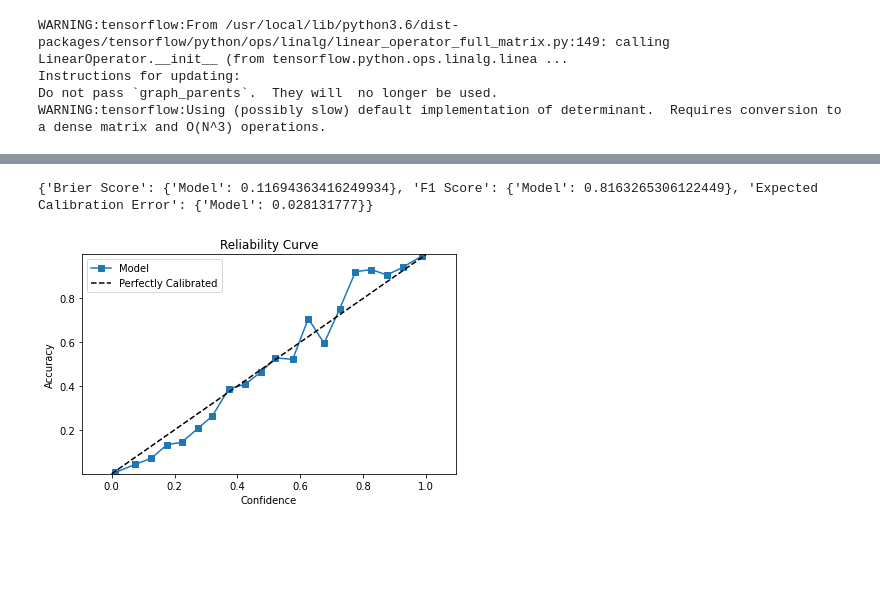
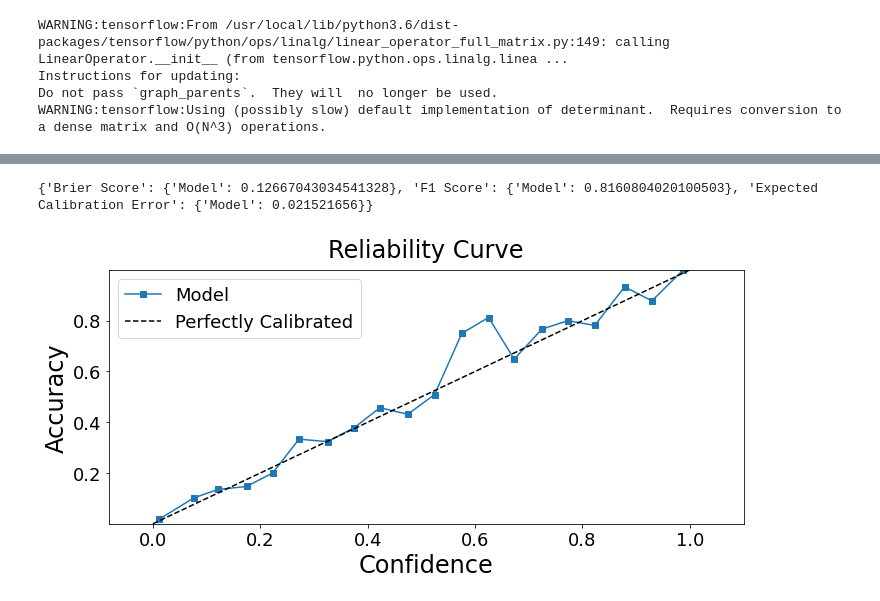
Before and after one commit to cjs220/active_learning_ratio_estimation, a Jupyter notebook: examples/multidim.ipynb, the cells around one changed output, grey strips where cells are left out. Saved outputs shown, nothing was run; the diff lists cells and outputs as text; code cells hidden in the pictures; blank space fills up the shorter version.

```diff
--- a/examples/multidim.ipynb
+++ b/examples/multidim.ipynb
@@ -134,17 +148,32 @@ ds = SinglyParameterizedRatioDataset.from_simulator(
 )
 # %%
 # hyperparams
-epochs = 5
+epochs = 1
 patience = 10
 validation_split = 0.1
 n_hidden = (30, 30)
 
-# create model
-bayesian_estimator = FlipoutClassifier(n_hidden=n_hidden, activation='relu',
-                                       epochs=epochs, patience=patience,
-                                       validation_split=validation_split)
-model = SinglyParameterizedRatioModel(estimator=bayesian_estimator, calibration_method=None)
+# regular model
+regular_estimator = DenseClassifier(
+    n_hidden=n_hidden,
+    activation='tanh',
+    epochs=epochs,
+    patience=patience,
+    validation_split=validation_split
+)
+regular_model = SinglyParameterizedRatioModel(estimator=regular_estimator, calibration_method=None)
 
-# fit model
-model.fit(ds)
+# bayesian model
+bayesian_estimator = FlipoutClassifier(
+    n_hidden=n_hidden,
+    activation='relu',
+    epochs=epochs,
+    patience=patience,
+    validation_split=validation_split
+)
+bayesian_model = SinglyParameterizedRatioModel(estimator=bayesian_estimator, calibration_method=None)
+
+# fit models
+regular_model.fit(ds)
+bayesian_model.fit(ds)
 # %% [output]
@@ -258,8 +308,8 @@ plt.legend()
 # %%
 from active_learning_ratio_estimation.model.validation import plot_calibration
-calibration_curves, scores = plot_calibration(model, dataset=ds, n_data=int(1e3), n_bins=20)
+calibration_curves, scores = plot_calibration(bayesian_model, dataset=ds, n_data=int(1e3), n_bins=20)
 print(scores)
 plt.show()
 # %% [output]
-{'Brier Score': {'Model': 0.11694363416249934}, 'F1 Score': {'Model': 0.8163265306122449}, 'Expected Calibration Error': {'Model': 0.028131777}}
+{'Brier Score': {'Model': 0.12667043034541328}, 'F1 Score': {'Model': 0.8160804020100503}, 'Expected Calibration Error': {'Model': 0.021521656}}
-[figure, old version]
+[figure, new version]
```
Also changed, not shown: parts of 11 cells of this notebook.
